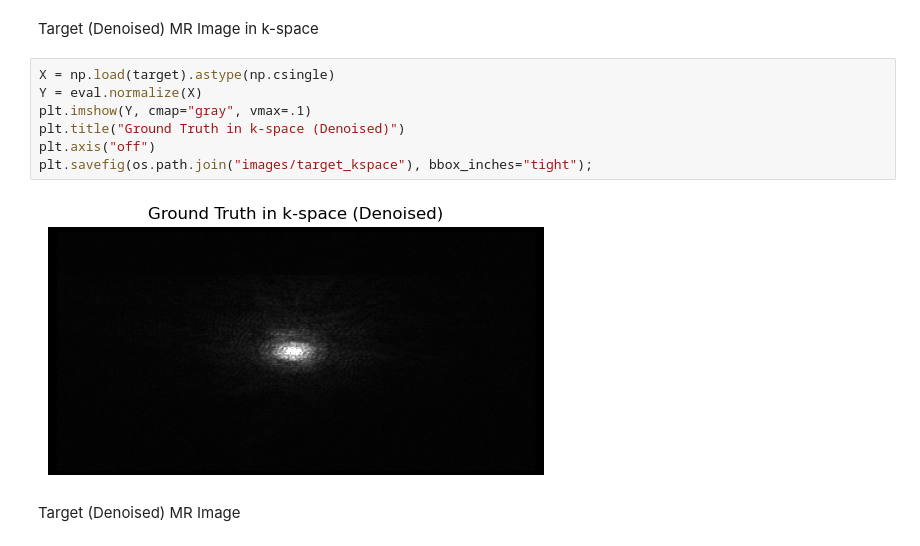
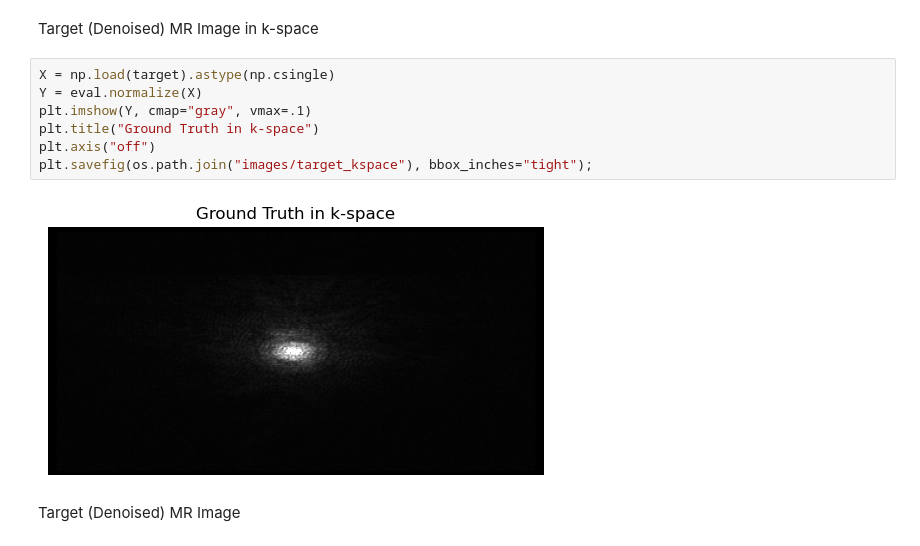
Before and after one commit to vishu-tyagi/MRI-Denoising, a Jupyter notebook: notebooks/explore-data.ipynb, the cells around one changed output. Cells and saved outputs as stored; diff of their text form.

Commit message:
update images

```diff
--- a/notebooks/explore-data.ipynb
+++ b/notebooks/explore-data.ipynb
@@ -68,12 +68,12 @@ Target (Denoised) MR Image in k-space
 # %%
 X = np.load(target).astype(np.csingle)
 Y = eval.normalize(X)
 plt.imshow(Y, cmap="gray", vmax=.1)
-plt.title("Ground Truth in k-space (Denoised)")
+plt.title("Ground Truth in k-space")
 plt.axis("off")
 plt.savefig(os.path.join("images/target_kspace"), bbox_inches="tight");
 # %% [output]
-[figure, old version]
+[figure, new version]
 # %% [markdown]
 Target (Denoised) MR Image
 # %%
```
Also changed, not shown: parts of 1 cell of this notebook.
